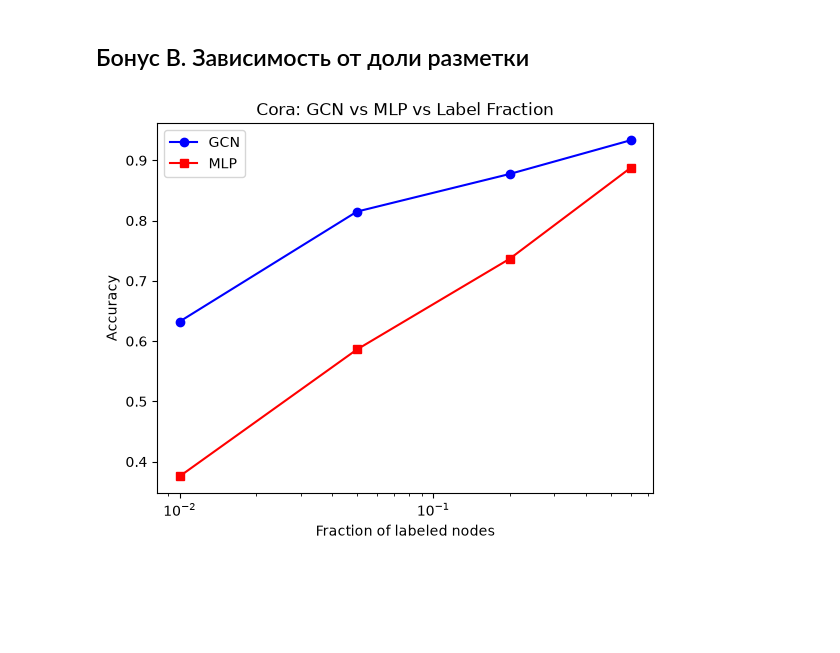
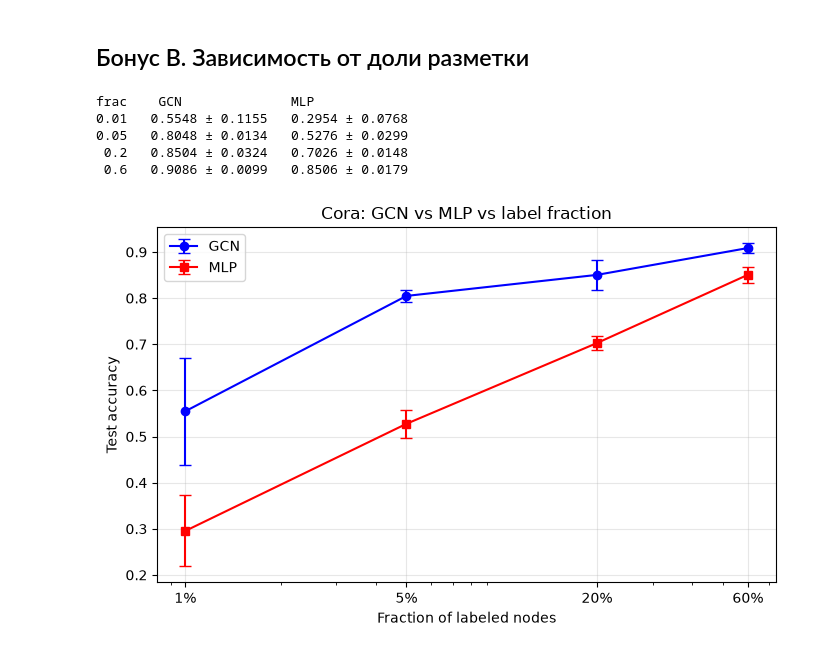
Before and after one commit to vaalkate/ITMO_GNN, a Jupyter notebook: hw1/GNN_task1.ipynb, the cells around one changed output. Cells and saved outputs as stored; diff of their text form; code cells hidden in the pictures; blank space fills up the shorter version.

```diff
--- a/hw1/GNN_task1.ipynb
+++ b/hw1/GNN_task1.ipynb
@@ -320,47 +381,78 @@ Transductive: 0.7852 ± 0.0086
 # %% [markdown]
 ## Бонус B. Зависимость от доли разметки
 # %%
+import copy
+
 fractions = [0.01, 0.05, 0.20, 0.60]
 gcn_accs_frac = {f: [] for f in fractions}
 mlp_accs_frac = {f: [] for f in fractions}
 
 dataset, data = load_dataset('Cora')
 n_total = data.num_nodes
 
 for frac in fractions:
     for seed in range(5):
         set_seed(seed)
-        # Создаём маску с заданной долей от train_mask (или от всех вершин?)
-        # Задание: «доля размеченных вершин» — берём от всех вершин
+
+        # 1. Случайная доля размеченных вершин от ВСЕХ вершин
         n_labeled = int(n_total * frac)
         perm = torch.randperm(n_total, device=device)
         labeled_idx = perm[:n_labeled]
-        mask = torch.zeros(n_total, dtype=torch.bool, device=device)
-        mask[labeled_idx] = True
+
+        # 2. Честный train/val split внутри размеченных (80/20)
+        n_val = max(1, int(0.2 * n_labeled))
+        val_idx = labeled_idx[:n_val]
+        train_idx = labeled_idx[n_val:]
+
+        train_mask = torch.zeros(n_total, dtype=torch.bool, device=device)
+        val_mask = torch.zeros(n_total, dtype=torch.bool, device=device)
+        train_mask[train_idx] = True
+        val_mask[val_idx] = True
+
+        # 3. Копия data с новыми масками
+        data_frac = copy.deepcopy(data)
+        data_frac.train_mask = train_mask
+        data_frac.val_mask = val_mask
+        # test_mask остаётся стандартным
 
         # GCN
         gcn = TwoLayerGCN(dataset.num_features, 16, dataset.num_classes).to(device)
-        # Переопределяем train_mask
-        data_frac = data.clone()
-        data_frac.train_mask = mask
-        acc = train_and_eval(gcn, data_frac)
+        acc = train_and_eval(gcn, data_frac, epochs=400)
         gcn_accs_frac[frac].append(acc)
 
         # MLP
         set_seed(seed)
         mlp = MLP(dataset.num_features, 16, dataset.num_classes).to(device)
-        acc = train_and_eval(mlp, data_frac)
+        acc = train_and_eval(mlp, data_frac, epochs=400)
         mlp_accs_frac[frac].append(acc)
 
-plt.figure()
-plt.plot(fractions, [np.mean(gcn_accs_frac[f]) for f in fractions], 'b-o', label='GCN')
-plt.plot(fractions, [np.mean(mlp_accs_frac[f]) for f in fractions], 'r-s', label='MLP')
+print("frac    GCN              MLP")
+for f in fractions:
+    print(f"{f:>4}   {np.mean(gcn_accs_frac[f]):.4f} ± {np.std(gcn_accs_frac[f]):.4f}   "
+          f"{np.mean(mlp_accs_frac[f]):.4f} ± {np.std(mlp_accs_frac[f]):.4f}")
+
+gcn_mean = [np.mean(gcn_accs_frac[f]) for f in fractions]
+gcn_std  = [np.std(gcn_accs_frac[f])  for f in fractions]
+mlp_mean = [np.mean(mlp_accs_frac[f]) for f in fractions]
+mlp_std  = [np.std(mlp_accs_frac[f])  for f in fractions]
+
+plt.figure(figsize=(7, 4.5))
+plt.errorbar(fractions, gcn_mean, yerr=gcn_std, fmt='b-o', capsize=4, label='GCN')
+plt.errorbar(fractions, mlp_mean, yerr=mlp_std, fmt='r-s', capsize=4, label='MLP')
+plt.xscale('log')
+plt.xticks(fractions, [f'{int(f*100)}%' for f in fractions])
 plt.xlabel('Fraction of labeled nodes')
-plt.ylabel('Accuracy')
-plt.xscale('log')
+plt.ylabel('Test accuracy')
+plt.title('Cora: GCN vs MLP vs label fraction')
+plt.grid(True, alpha=0.3)
 plt.legend()
-plt.title('Cora: GCN vs MLP vs Label Fraction')
+plt.tight_layout()
 plt.show()
 # %% [output]
+frac    GCN              MLP
+0.01   0.5548 ± 0.1155   0.2954 ± 0.0768
+0.05   0.8048 ± 0.0134   0.5276 ± 0.0299
+ 0.2   0.8504 ± 0.0324   0.7026 ± 0.0148
+ 0.6   0.9086 ± 0.0099   0.8506 ± 0.0179
-[figure, old version]
+[figure, new version]
 # %% [markdown]
```
Also changed, not shown: parts of 7 cells of this notebook.
